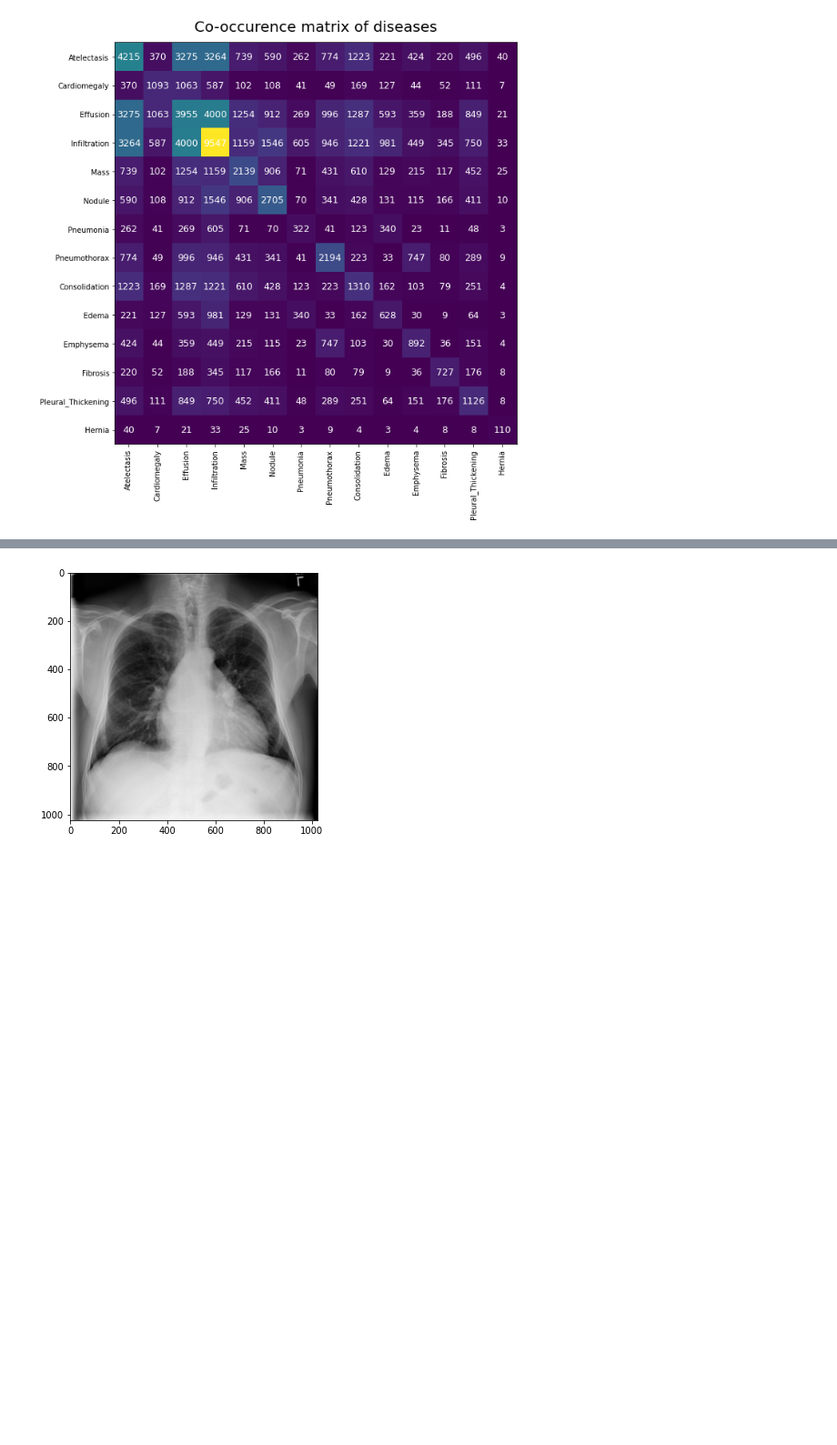
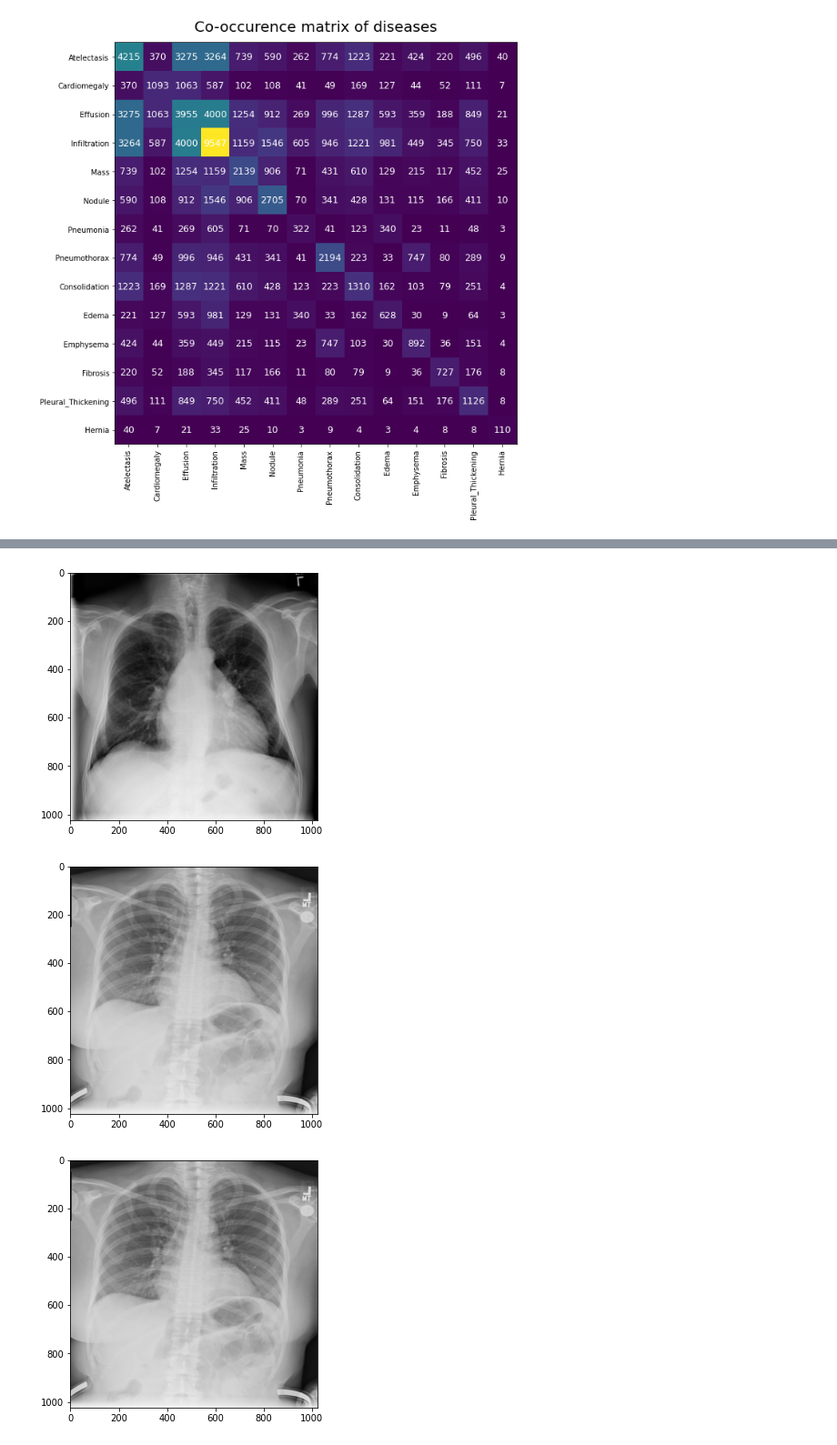
Before and after one commit to antoinebasseto/cbir, a Jupyter notebook: VAE.ipynb, the cells around one changed output, grey strips where cells are left out. Shown at 91% size. Saved outputs shown, nothing was run; the diff lists cells and outputs as text; code cells hidden in the pictures; blank space fills up the shorter version.

```diff
--- a/VAE.ipynb
+++ b/VAE.ipynb
@@ -77,14 +185,26 @@ plot_co_occurence_matrix(co_occurence_matrix, list(disease_to_index.keys()))
 # %% [output]
 [figure]
 # %%
-def display_image(np_image, bbox=None):
-    img = Image.fromarray(np_image, 'L')
+def display_image(np_image, bbox=None, scaled=True):
+    '''
+    Display an image of a Xray in grayscale.
+
+    Parameters
+    ----------
+    np_image : np.array(X, Y):
+        The image we want to display
+    bbox: optional, pd.DataFrame(1, 6)
+        The corresponding bounding box or None if there isn't any corresponding bounding box.
+    scaled: optional, Boolean
+        If set to true, the image will be interpreted as being in range [0, 1] otherwise in range [0, 255]
+    '''
+    vmax = 1 if scaled else 255
 
     # Create figure and axes
     fig, ax = plt.subplots(figsize=(5, 5))
 
     # Display the image
-    ax.imshow(img, cmap='gray', vmin=0, vmax=255)
+    ax.imshow(np_image, cmap='gray', vmin=0, vmax=vmax)
 
     if bbox is not None:
         # Create a Rectangle patch
@@ -98,16 +218,25 @@ def display_image(np_image, bbox=None):
 
     plt.show()
 # %%
+# Display some images. The last 4 images are the 4 channels of one same image. I don't understand why some have 4 channels yet
 NUMBER_BBOX = 4
 bboxes = bounding_boxes.sort_values("Filename").iloc[:NUMBER_BBOX] #Sort by Filename in case one only downloaded the first folder of data in the dataset
 for i in range(NUMBER_BBOX):
     bbox = bboxes.iloc[i]
-    display_image(read_image(bbox["Filename"], "data/images/images_001/"), bbox)
+    img_path = os.path.join("data/images/images_001/", bbox["Filename"])
+    display_image(scale_image(read_image(img_path)), bbox)
 
-display_image(read_image(data.iloc[0]["Filename"], "data/images/images_001/")) #Display one last image without bbox
+display_image(scale_image(read_image(os.path.join("data/images/images_001/", data.iloc[0]["Filename"])))) #Display one last image without bbox
+
+#Some images have more than 1 channel for unknown reasons. Here is an example:
+image_too_many_channels = scale_image(read_image(os.path.join("data/images/images_001/", "00000083_000.png")))
+for i in range(image_too_many_channels.shape[2]):
+    display_image(image_too_many_channels[:,:,i])
 # %% [output]
 [figure]
 [figure]
 [figure]
 [figure]
 [figure]
+[figure, added]
+[figure, added]
```
Also changed, not shown: parts of 14 cells of this notebook.
